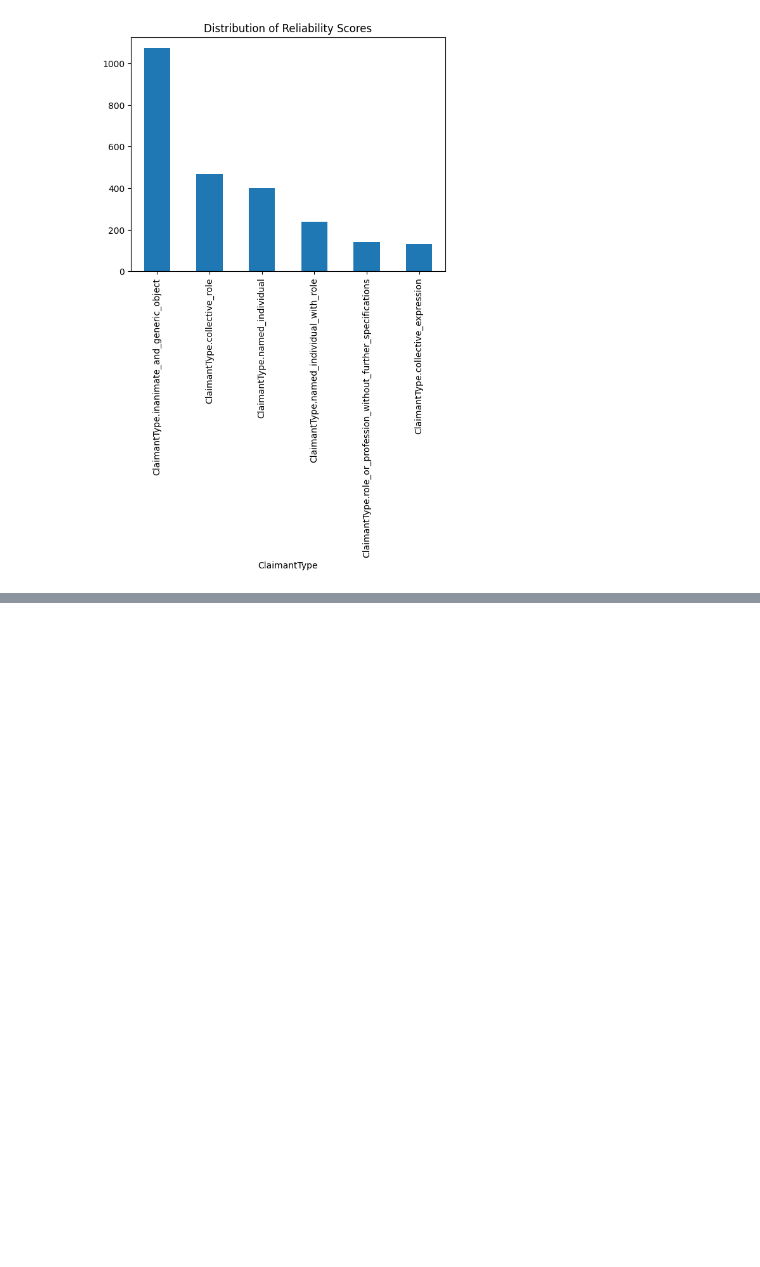
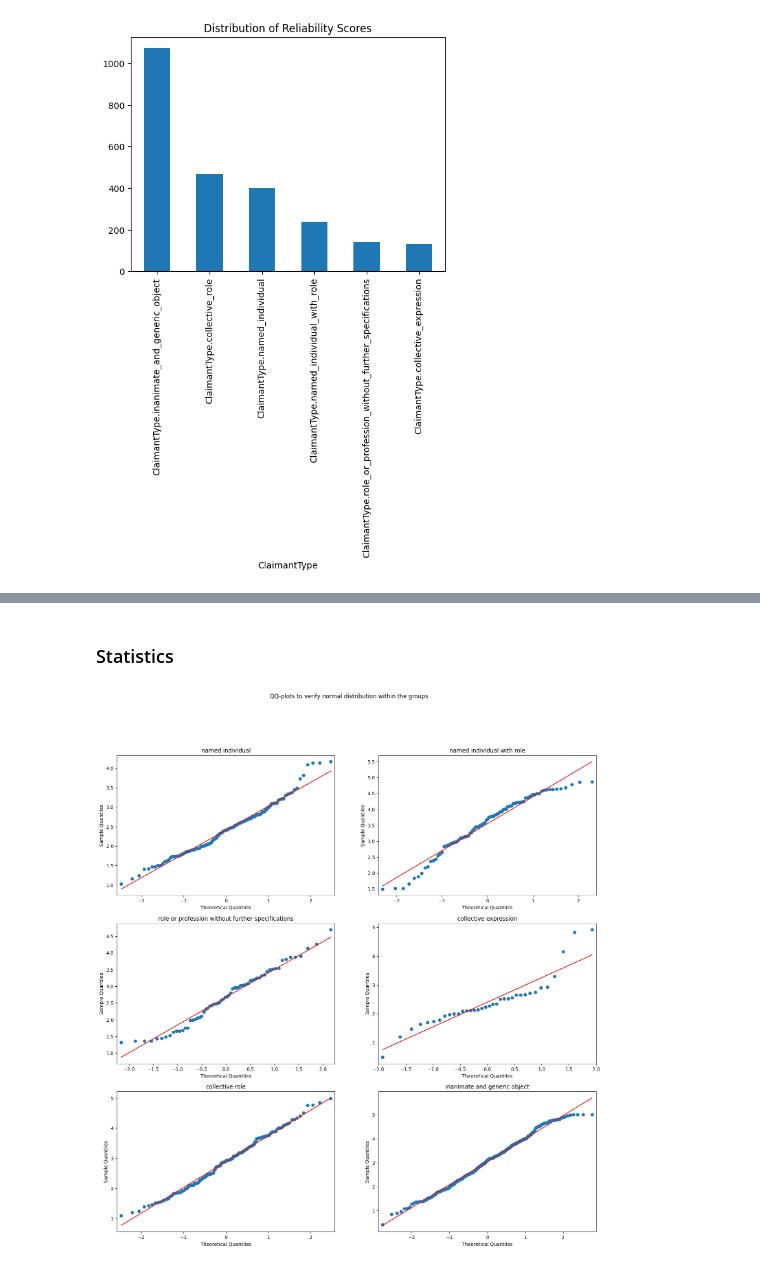
Before and after one commit to bbjoverbeek/credibility-conundrum, a Jupyter notebook: 3_claimant_annotations.ipynb, the cells around one changed output, grey strips where cells are left out. Drawn from its saved outputs; the diff is of its cells as text; code cells hidden in the pictures; blank space fills up the shorter version.

```diff
--- a/3_claimant_annotations.ipynb
+++ b/3_claimant_annotations.ipynb
@@ -54,0 +71,2 @@ df.head()
+# %% [markdown]
+### Statistics
@@ -54,0 +78,29 @@ df.head()
+# %%
+score_column: Literal['score', 'z_score_worker', 'z_score_task'] = 'score'
+# %%
+fig, ax = plt.subplots(3, 2, figsize=(18,18))
+fig.suptitle('QQ-plots to verify normal distribution within the groups')
+
+linetype: Literal['s','45'] = 's'
+
+sm.qqplot(grouped_df[grouped_df['claimant_type'] == 'named_individual'][score_column], line=linetype, ax=ax[0][0])
+ax[0][0].set_title('named individual')
+
+sm.qqplot(grouped_df[grouped_df['claimant_type'] == 'named_individual_with_role'][score_column], line=linetype, ax=ax[0][1])
+ax[0][1].set_title('named individual with role')
+
+sm.qqplot(grouped_df[grouped_df['claimant_type'] == 'role_or_profession_without_further_specifications'][score_column], line=linetype, ax=ax[1][0])
+ax[1][0].set_title('role or profession without further specifications')
+
+sm.qqplot(grouped_df[grouped_df['claimant_type'] == 'collective_expression'][score_column], line=linetype, ax=ax[1][1])
+ax[1][1].set_title('collective expression')
+
+sm.qqplot(grouped_df[grouped_df['claimant_type'] == 'collective_role'][score_column], line=linetype, ax=ax[2][0])
+ax[2][0].set_title('collective role')
+
+sm.qqplot(grouped_df[grouped_df['claimant_type'] == 'inanimate_and_generic_object'][score_column], line=linetype, ax=ax[2][1])
+ax[2][1].set_title('inanimate and generic object')
+
+plt.show()
+# %% [output]
+[figure, added]
```
Also changed, not shown: parts of 16 cells of this notebook.
